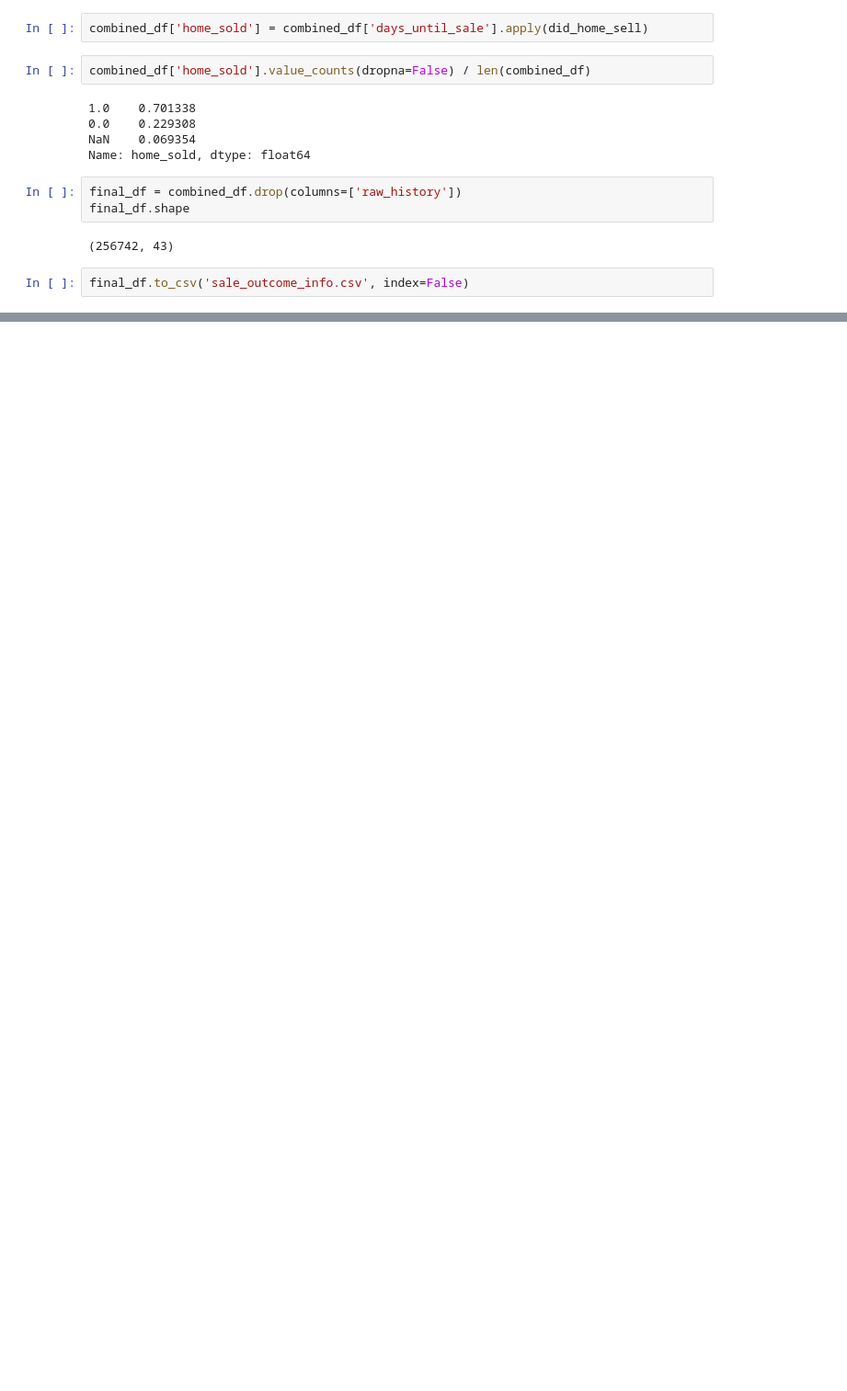
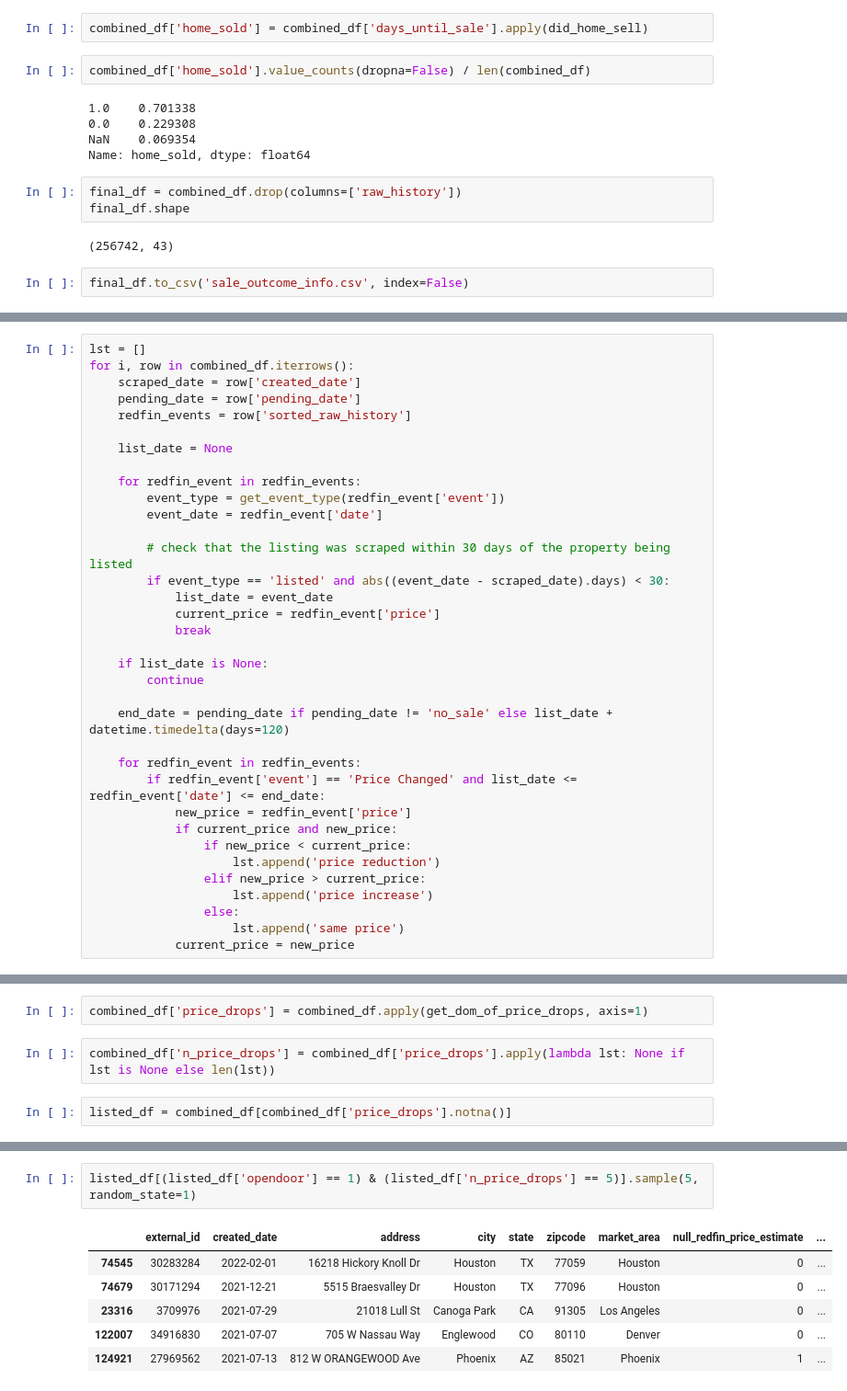
Before and after one commit to williamfried/redfin_views_analysis, a Jupyter notebook: process_raw_scaped_data.ipynb, the cells around one changed output, grey strips where cells are left out. Shown at 92% size. Drawn from its saved outputs; the diff is of its cells as text; blank space fills up the shorter version.

```diff
--- a/process_raw_scaped_data.ipynb
+++ b/process_raw_scaped_data.ipynb
@@ -234,0 +262,35 @@ final_df.to_csv('sale_outcome_info.csv', index=False)
+# %%
+lst = []
+for i, row in combined_df.iterrows():
+    scraped_date = row['created_date']
+    pending_date = row['pending_date']
+    redfin_events = row['sorted_raw_history']
+
+    list_date = None
+
+    for redfin_event in redfin_events:
+        event_type = get_event_type(redfin_event['event'])
+        event_date = redfin_event['date']
+
+        # check that the listing was scraped within 30 days of the property being listed
+        if event_type == 'listed' and abs((event_date - scraped_date).days) < 30:
+            list_date = event_date
+            current_price = redfin_event['price']
+            break
+
+    if list_date is None:
+        continue
+
+    end_date = pending_date if pending_date != 'no_sale' else list_date + datetime.timedelta(days=120)
+
+    for redfin_event in redfin_events:
+        if redfin_event['event'] == 'Price Changed' and list_date <= redfin_event['date'] <= end_date:
+            new_price = redfin_event['price']
+            if current_price and new_price:
+                if new_price < current_price:
+                    lst.append('price reduction')
+                elif new_price > current_price:
+                    lst.append('price increase')
+                else:
+                    lst.append('same price')
+            current_price = new_price
@@ -234,0 +355,6 @@ final_df.to_csv('sale_outcome_info.csv', index=False)
+# %%
+combined_df['price_drops'] = combined_df.apply(get_dom_of_price_drops, axis=1)
+# %%
+combined_df['n_price_drops'] = combined_df['price_drops'].apply(lambda lst: None if lst is None else len(lst))
+# %%
+listed_df = combined_df[combined_df['price_drops'].notna()]
@@ -234,0 +391,9 @@ final_df.to_csv('sale_outcome_info.csv', index=False)
+# %%
+listed_df[(listed_df['opendoor'] == 1) & (listed_df['n_price_drops'] == 5)].sample(5, random_state=1)
+# %% [output]
+|  | external_id | created_date | address | city | state | zipcode | market_area | null_redfin_price_estimate | ... |
+| 74545 | 30283284 | 2022-02-01 | 16218 Hickory Knoll Dr | Houston | TX | 77059 | Houston | 0 | ... |
+| 74679 | 30171294 | 2021-12-21 | 5515 Braesvalley Dr | Houston | TX | 77096 | Houston | 0 | ... |
+| 23316 | 3709976 | 2021-07-29 | 21018 Lull St | Canoga Park | CA | 91305 | Los Angeles | 0 | ... |
+| 122007 | 34916830 | 2021-07-07 | 705 W Nassau Way | Englewood | CO | 80110 | Denver | 0 | ... |
+| 124921 | 27969562 | 2021-07-13 | 812 W ORANGEWOOD Ave | Phoenix | AZ | 85021 | Phoenix | 1 | ... |
```
Also changed, not shown: parts of 15 cells of this notebook.
